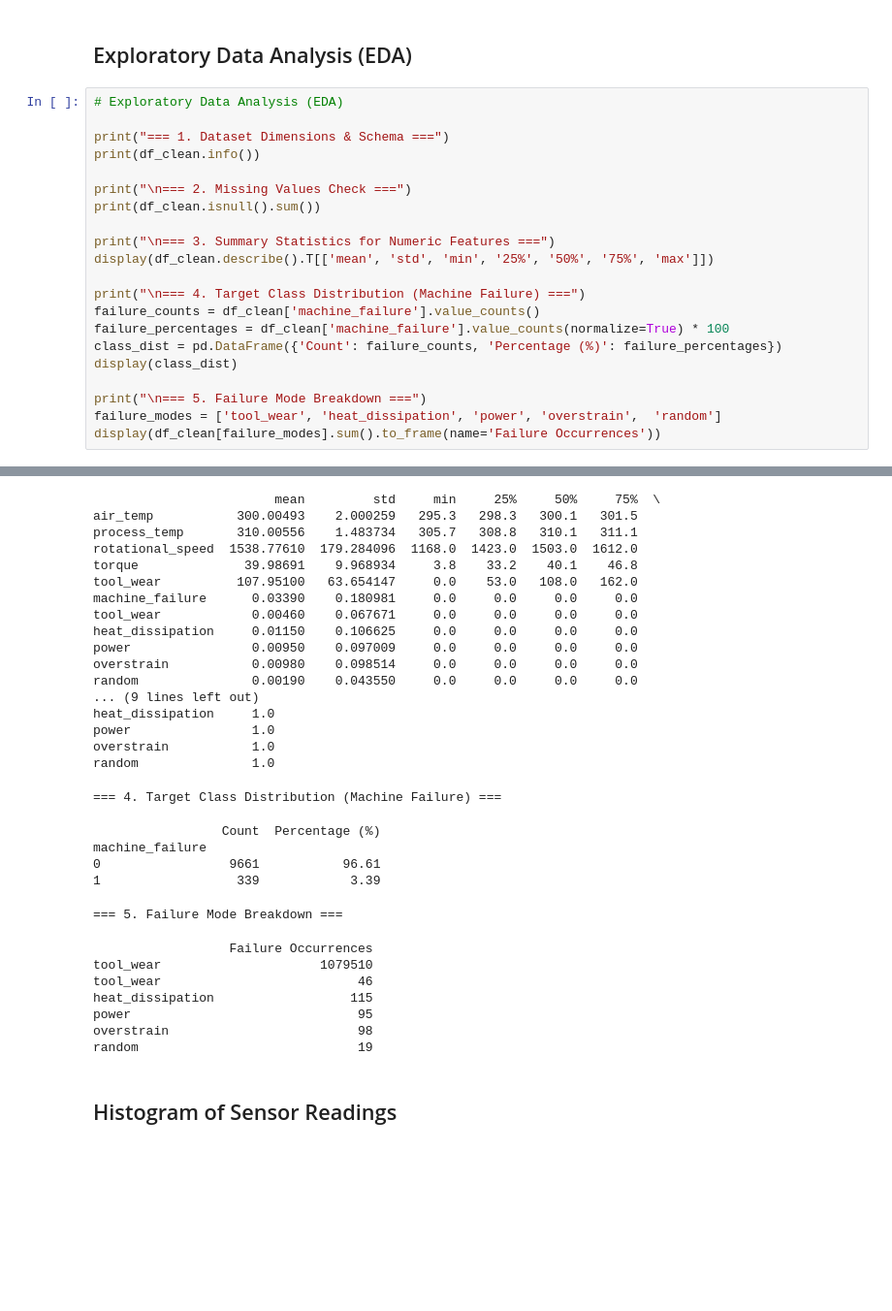
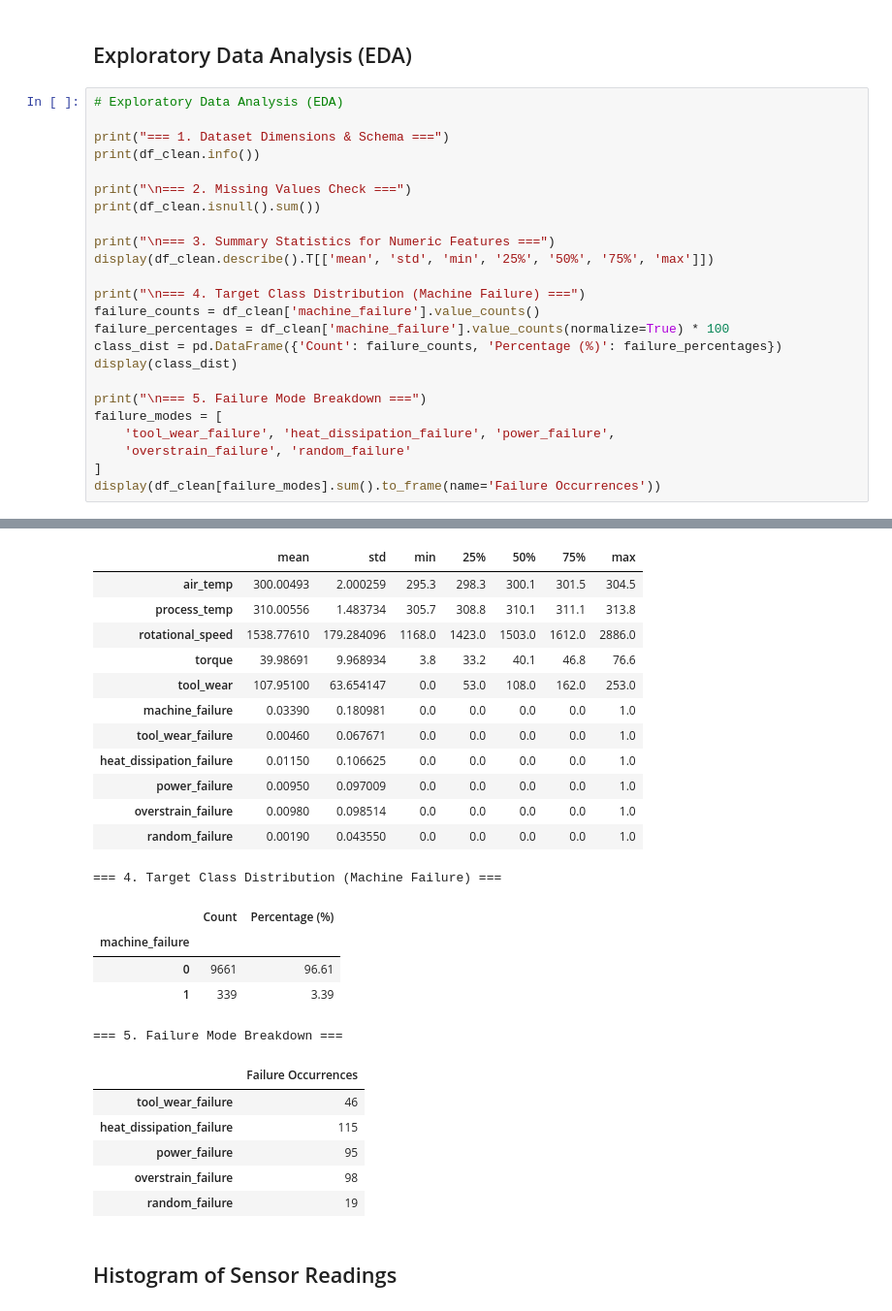
Before and after one commit to DavisenV/Group1-PROG8431-ProblemAnalysis_Workshop_A, a Jupyter notebook: Workshop_A.ipynb, the cells around one changed output, grey strips where cells are left out. Shown at 97% size. Drawn from its saved outputs; the diff is of its cells as text; blank space fills up the shorter version.

```diff
--- a/Workshop_A.ipynb
+++ b/Workshop_A.ipynb
@@ -114,7 +115,10 @@ class_dist = pd.DataFrame({'Count': failure_counts, 'Percentage (%)': failure_pe
 display(class_dist)
 
 print("\n=== 5. Failure Mode Breakdown ===")
-failure_modes = ['tool_wear', 'heat_dissipation', 'power', 'overstrain',  'random']
+failure_modes = [
+    'tool_wear_failure', 'heat_dissipation_failure', 'power_failure',
+    'overstrain_failure', 'random_failure'
+]
 display(df_clean[failure_modes].sum().to_frame(name='Failure Occurrences'))
 # %% [output]
 === 1. Dataset Dimensions & Schema ===
@@ -134,36 +138,30 @@ random              0
 dtype: int64
 
 === 3. Summary Statistics for Numeric Features ===
+|  | mean | std | min | 25% | 50% | 75% | max |
+| air_temp | 300.00493 | 2.000259 | 295.3 | 298.3 | 300.1 | 301.5 | 304.5 |
+| process_temp | 310.00556 | 1.483734 | 305.7 | 308.8 | 310.1 | 311.1 | 313.8 |
+| rotational_speed | 1538.77610 | 179.284096 | 1168.0 | 1423.0 | 1503.0 | 1612.0 | 2886.0 |
+| torque | 39.98691 | 9.968934 | 3.8 | 33.2 | 40.1 | 46.8 | 76.6 |
+| tool_wear | 107.95100 | 63.654147 | 0.0 | 53.0 | 108.0 | 162.0 | 253.0 |
+| machine_failure | 0.03390 | 0.180981 | 0.0 | 0.0 | 0.0 | 0.0 | 1.0 |
+| tool_wear_failure | 0.00460 | 0.067671 | 0.0 | 0.0 | 0.0 | 0.0 | 1.0 |
+| heat_dissipation_failure | 0.01150 | 0.106625 | 0.0 | 0.0 | 0.0 | 0.0 | 1.0 |
+| power_failure | 0.00950 | 0.097009 | 0.0 | 0.0 | 0.0 | 0.0 | 1.0 |
+| overstrain_failure | 0.00980 | 0.098514 | 0.0 | 0.0 | 0.0 | 0.0 | 1.0 |
+| random_failure | 0.00190 | 0.043550 | 0.0 | 0.0 | 0.0 | 0.0 | 1.0 |
-                        mean         std     min     25%     50%     75%  \
-air_temp           300.00493    2.000259   295.3   298.3   300.1   301.5
-process_temp       310.00556    1.483734   305.7   308.8   310.1   311.1
-rotational_speed  1538.77610  179.284096  1168.0  1423.0  1503.0  1612.0
-torque              39.98691    9.968934     3.8    33.2    40.1    46.8
-tool_wear          107.95100   63.654147     0.0    53.0   108.0   162.0
-machine_failure      0.03390    0.180981     0.0     0.0     0.0     0.0
-tool_wear            0.00460    0.067671     0.0     0.0     0.0     0.0
-heat_dissipation     0.01150    0.106625     0.0     0.0     0.0     0.0
-power                0.00950    0.097009     0.0     0.0     0.0     0.0
-overstrain           0.00980    0.098514     0.0     0.0     0.0     0.0
-random               0.00190    0.043550     0.0     0.0     0.0     0.0
-... (9 lines left out)
-heat_dissipation     1.0
-power                1.0
-overstrain           1.0
-random               1.0
+=== 4. Target Class Distribution (Machine Failure) ===
+|  | Count | Percentage (%) |
+| machine_failure |  |  |
+| 0 | 9661 | 96.61 |
+| 1 | 339 | 3.39 |
-=== 4. Target Class Distribution (Machine Failure) ===
+=== 5. Failure Mode Breakdown ===
-                 Count  Percentage (%)
-machine_failure
-0                 9661           96.61
-1                  339            3.39
-=== 5. Failure Mode Breakdown ===
-                  Failure Occurrences
-tool_wear                     1079510
-tool_wear                          46
-heat_dissipation                  115
-power                              95
-overstrain                         98
-random                             19
+|  | Failure Occurrences |
+| tool_wear_failure | 46 |
+| heat_dissipation_failure | 115 |
+| power_failure | 95 |
+| overstrain_failure | 98 |
+| random_failure | 19 |
 # %% [markdown]
 ## Histogram of Sensor Readings
 # %%
```
Also changed, not shown: parts of 3 cells of this notebook.
